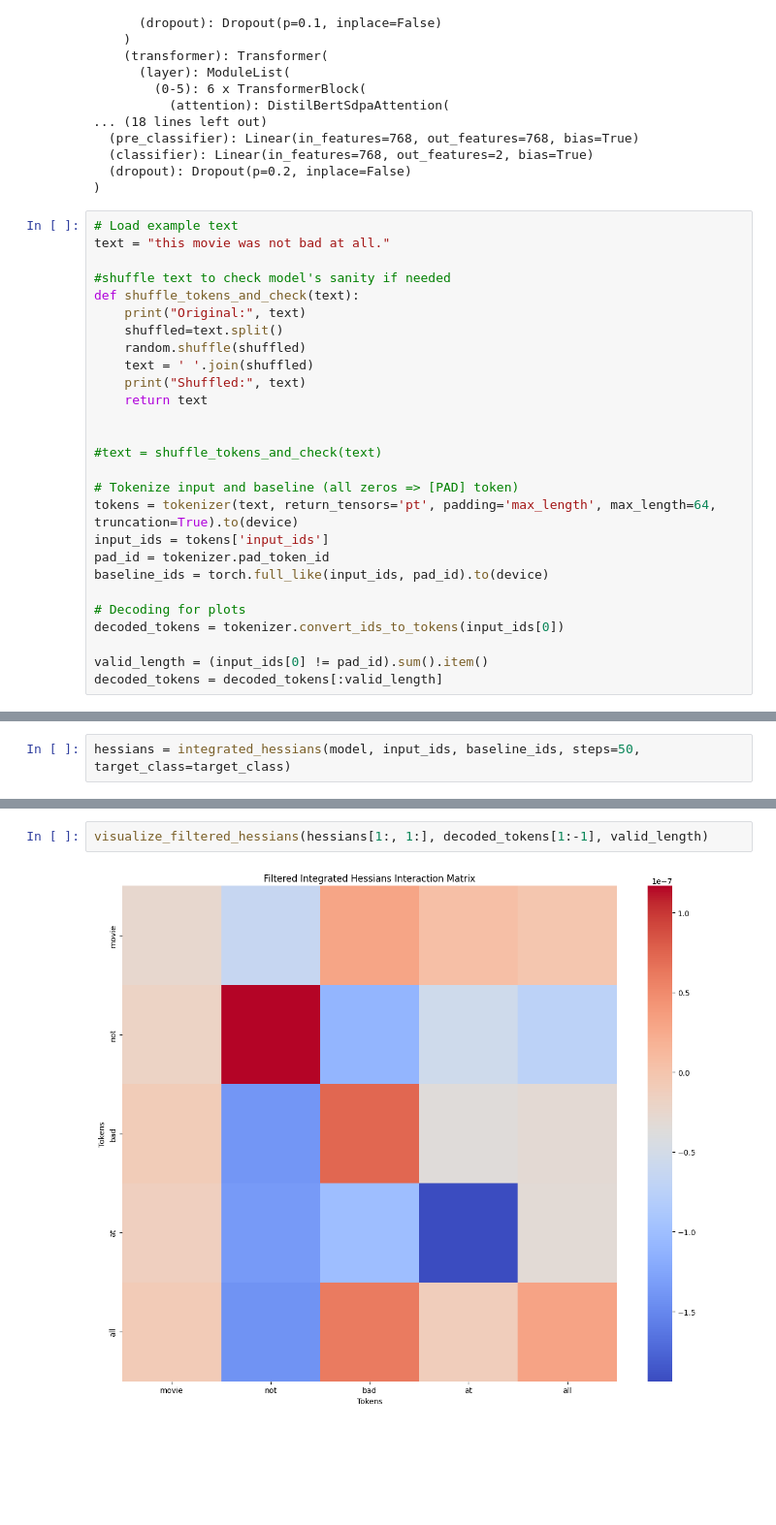
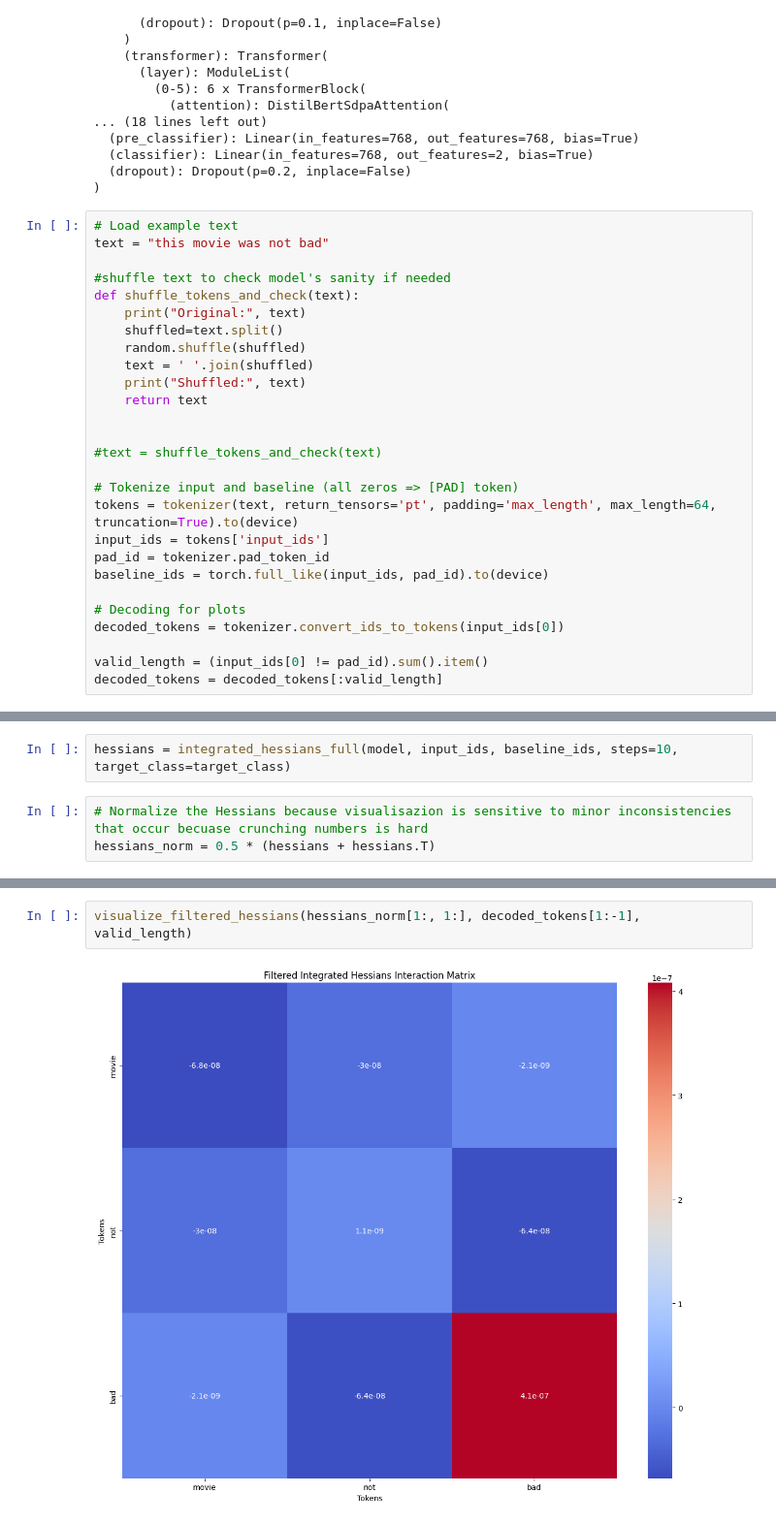
Before and after one commit to FORZpewpew/xai_integrated_hessians, a Jupyter notebook: examples/integrated_hessians_demo.ipynb, the cells around one changed output, grey strips where cells are left out. Shown: that part at 97% size. Saved outputs shown, nothing was run; the diff lists cells and outputs as text; blank space fills up the shorter version.

```diff
--- a/examples/integrated_hessians_demo.ipynb
+++ b/examples/integrated_hessians_demo.ipynb
@@ -40,7 +40,7 @@ DistilBertForSequenceClassification(
 )
 # %%
 # Load example text
-text = "this movie was not bad at all."
+text = "this movie was not bad"
 
 #shuffle text to check model's sanity if needed
 def shuffle_tokens_and_check(text):
@@ -86,3 +87,6 @@ visualize_attributions(hessians, decoded_tokens, valid_length)
 # %%
-hessians = integrated_hessians(model, input_ids, baseline_ids, steps=50, target_class=target_class)
+hessians = integrated_hessians_full(model, input_ids, baseline_ids, steps=10, target_class=target_class)
+# %%
+# Normalize the Hessians because visualisazion is sensitive to minor inconsistencies that occur becuase crunching numbers is hard
+hessians_norm = 0.5 * (hessians + hessians.T)
 # %%
@@ -93,6 +97,6 @@ visualize_hessians(hessians[1:, 1:], decoded_tokens[1:-1])
 # %%
-visualize_filtered_hessians(hessians[1:, 1:], decoded_tokens[1:-1], valid_length)
+visualize_filtered_hessians(hessians_norm[1:, 1:], decoded_tokens[1:-1], valid_length)
 # %% [output]
-[figure, old version]
+[figure, new version]
 # %%
 
```
Also changed, not shown: parts of 6 cells of this notebook, 3 other files.
